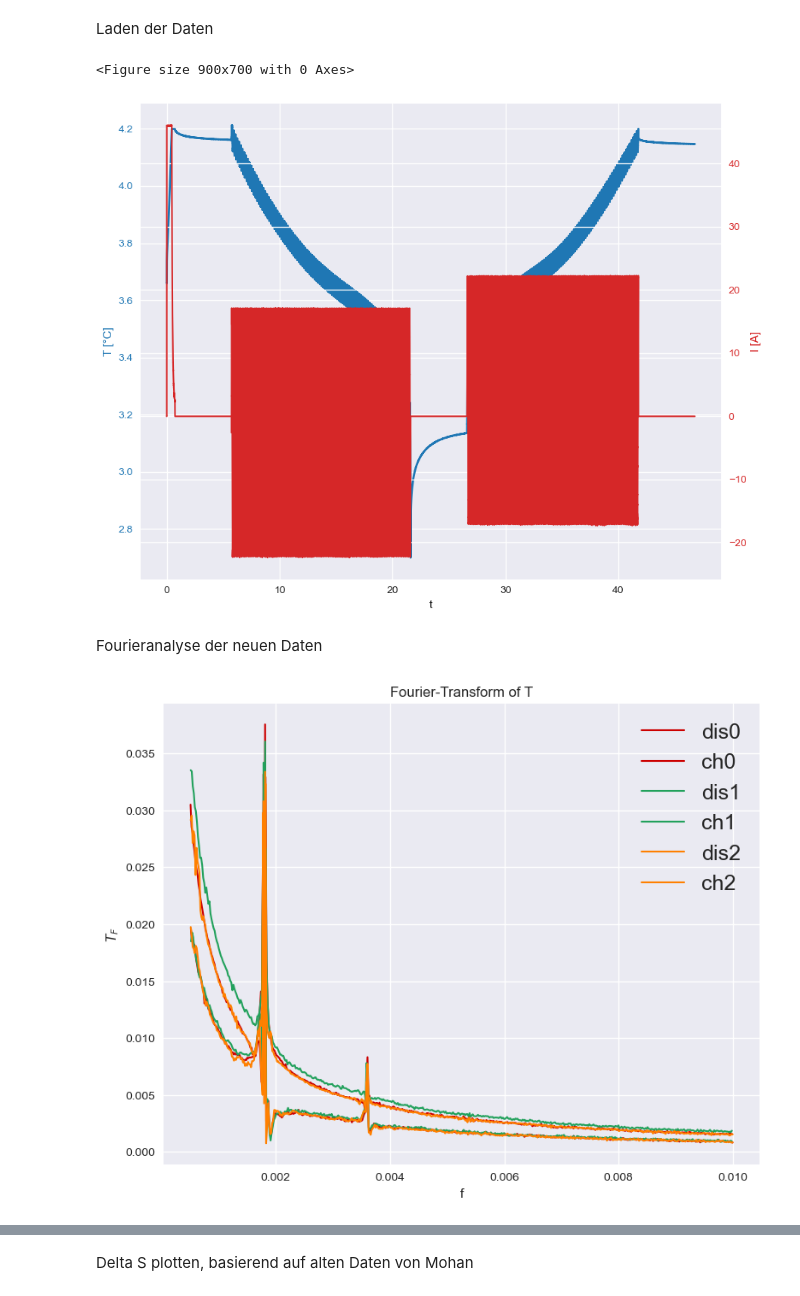
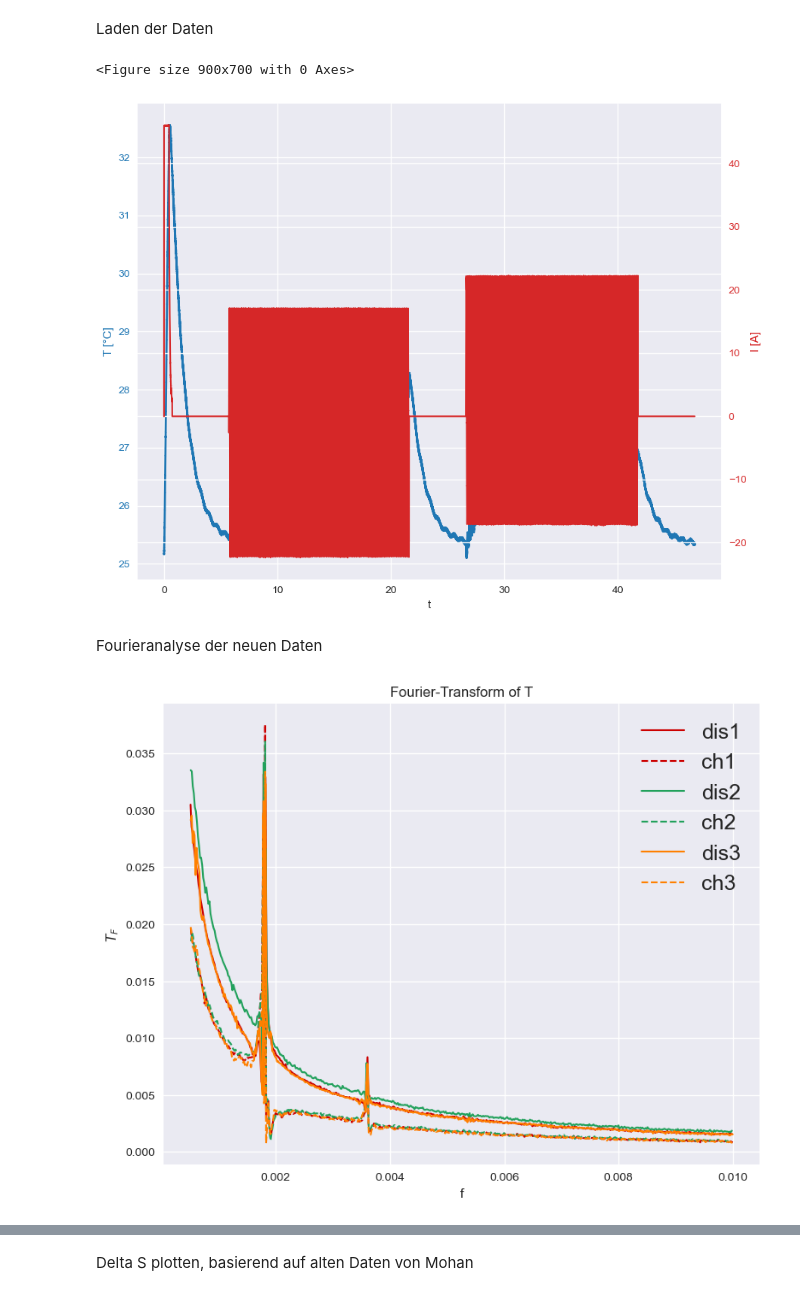
Before and after one commit to dieterduese/Projekt_Entropie, a Jupyter notebook: TIS_delS.ipynb, the cells around one changed output, grey strips where cells are left out. Cells and saved outputs as stored; diff of their text form; code cells hidden in the pictures.

```diff
--- a/TIS_delS.ipynb
+++ b/TIS_delS.ipynb
@@ -360,7 +360,7 @@ Laden der Daten
 # %%
 
 
-load_tables = 0
+load_tables = 1
 if load_tables == 1:
     dir_path = r"C:\Users\maxim\Nextcloud\Shared\Austausch_Max\Projekt_Entropie\TIS_delS\Daten"
 
@@ -436,35 +436,37 @@ GL = np.array([-53.5, -42])
 # %%
 """Plotting specifics"""
 
-t, T, I, U = get_var(data_46ah_6_delSage2)  # Funktion muss wie in MATLAB definiert sein
+t, T, I, U = get_var(data_46ah_6_delSage2)
 
+o=len(T)
+u=0
 # Plot
 plt.figure()
 fig, ax1 = plt.subplots()
 
 color1 = 'tab:blue'
 ax1.set_xlabel('t')
 ax1.set_ylabel('T [°C]', color=color1)
 # T_smooth = smooth_temperature(T)  # falls gewünscht
 # ax1.plot(t, T_smooth, linewidth=2)
-ax1.plot(t, U, linewidth=2, color=color1)
+ax1.plot(t[u:o], T[u:o], linewidth=2, color=color1)
 ax1.tick_params(axis='y', labelcolor=color1)
 
 ax2 = ax1.twinx()
 color2 = 'tab:red'
 ax2.set_ylabel('I [A]', color=color2)
-ax2.plot(t, I, color=color2)
+ax2.plot(t[u:o], I[u:o], color=color2)
 ax2.tick_params(axis='y', labelcolor=color2)
 
 fig.tight_layout()
 plt.show()
 
 
 #Auskommentierte plots aus Matlab weggelassen
 #%%
 # %% [output]
 <Figure size 900x700 with 0 Axes>
-[figure, old version]
+[figure, new version]
 # %%
 # """Plotting Fourier"""
 
@@ -508,14 +510,17 @@ for i in data_neu.keys():
     farbe=colors[zähler]
     for direction in [2,3]:
         if direction==2:
-            lab="dis"+str(zähler)
+            lab="dis"+str(zähler+1)
+            lin="-"
         elif direction==3:
-            lab="ch"+str(zähler)
+            lab="ch"+str(zähler+1)
+            lin="--"
+
         else:
             print("Fehler: unkorrekte Richtung")
         t, T, I, U = create_dataset(data_neu[i], direction)
         T_F, f = fastfourier(T, 0.0005, 0.01)
-        plt.plot(f, T_F, color=farbe, label=lab)
+        plt.plot(f, T_F, color=farbe, label=lab,linestyle=lin)
     zähler+=1
 
 # data_46ah_6_delSage2
@@ -551,7 +556,7 @@ plt.legend()
 plt.grid(True)
 plt.show()
 # %% [output]
-[figure, old version]
+[figure, new version]
 # %%
 
 """Plot Peaks"""
```
Also changed, not shown: parts of 3 cells of this notebook.
